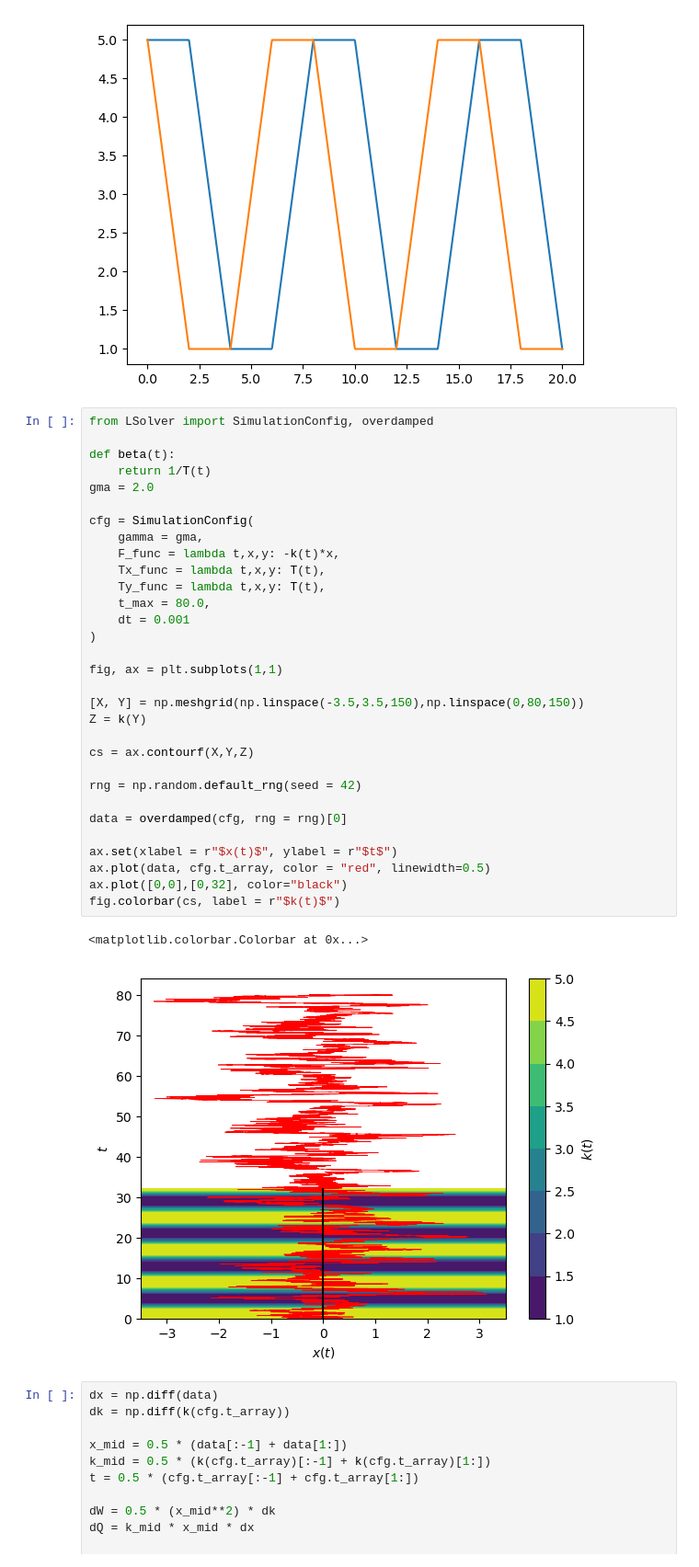
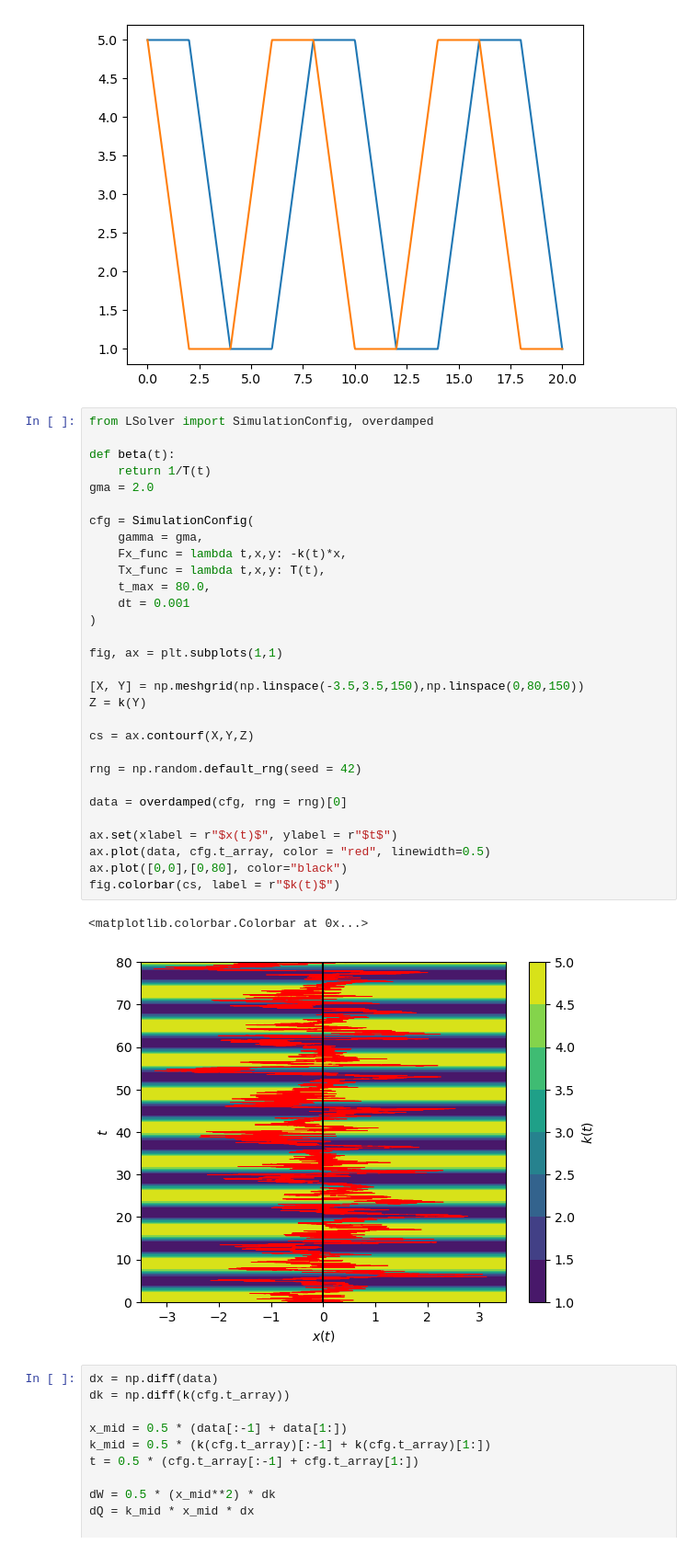
Before and after one commit to Ben-Janda/Molecular-Motor, a Jupyter notebook: 03_Stirling-engine.ipynb, the cells around one changed output. Shown at 92% size. Saved outputs shown, nothing was run; the diff lists cells and outputs as text.

```diff
--- a/03_Stirling-engine.ipynb
+++ b/03_Stirling-engine.ipynb
@@ -64,37 +64,36 @@ plt.plot(t,res2)
 # %%
 from LSolver import SimulationConfig, overdamped
 
 def beta(t):
     return 1/T(t)
 gma = 2.0
 
 cfg = SimulationConfig(
     gamma = gma,
-    F_func = lambda t,x,y: -k(t)*x,
+    Fx_func = lambda t,x,y: -k(t)*x,
     Tx_func = lambda t,x,y: T(t),
-    Ty_func = lambda t,x,y: T(t),
     t_max = 80.0,
     dt = 0.001
 )
 
 fig, ax = plt.subplots(1,1)
 
 [X, Y] = np.meshgrid(np.linspace(-3.5,3.5,150),np.linspace(0,80,150))
 Z = k(Y)
 
 cs = ax.contourf(X,Y,Z)
 
 rng = np.random.default_rng(seed = 42)
 
 data = overdamped(cfg, rng = rng)[0]
 
 ax.set(xlabel = r"$x(t)$", ylabel = r"$t$")
 ax.plot(data, cfg.t_array, color = "red", linewidth=0.5)
-ax.plot([0,0],[0,32], color="black")
+ax.plot([0,0],[0,80], color="black")
 fig.colorbar(cs, label = r"$k(t)$")
 # %% [output]
 <matplotlib.colorbar.Colorbar at 0x...>
-[figure, old version]
+[figure, new version]
 # %%
 dx = np.diff(data)
 dk = np.diff(k(cfg.t_array))
```
Also changed, not shown: 3 other files.
